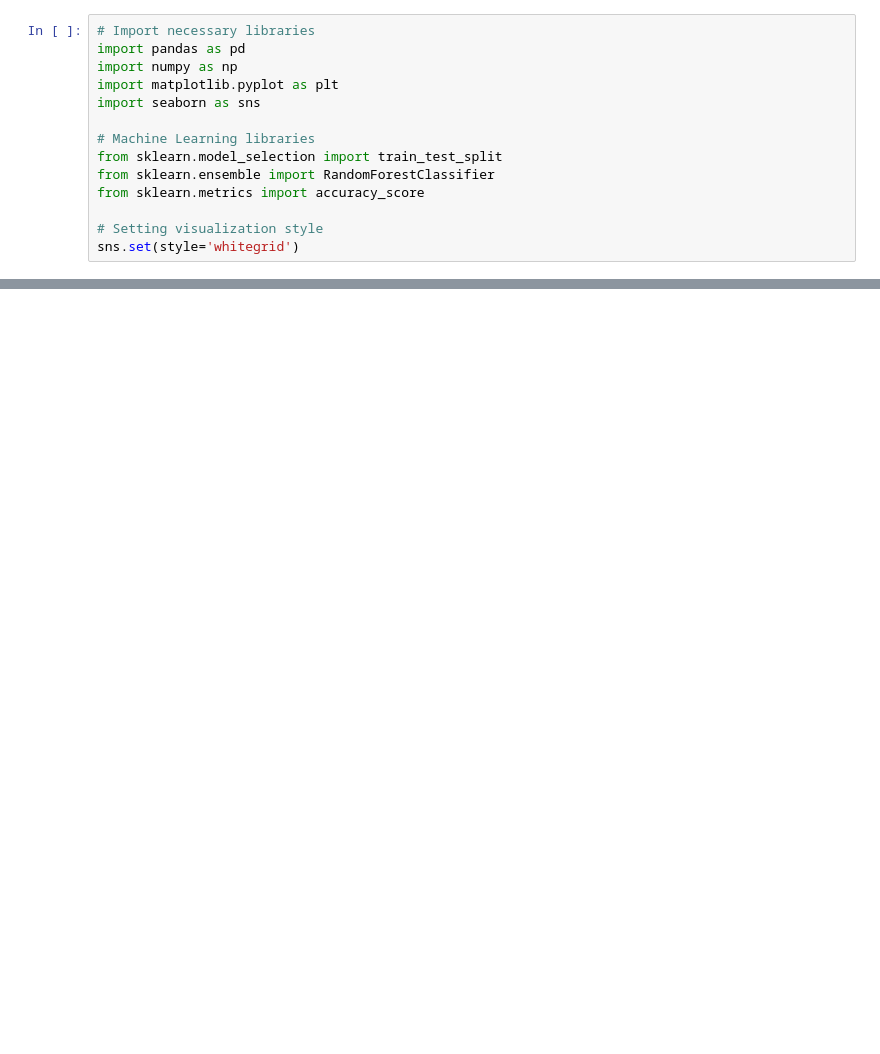
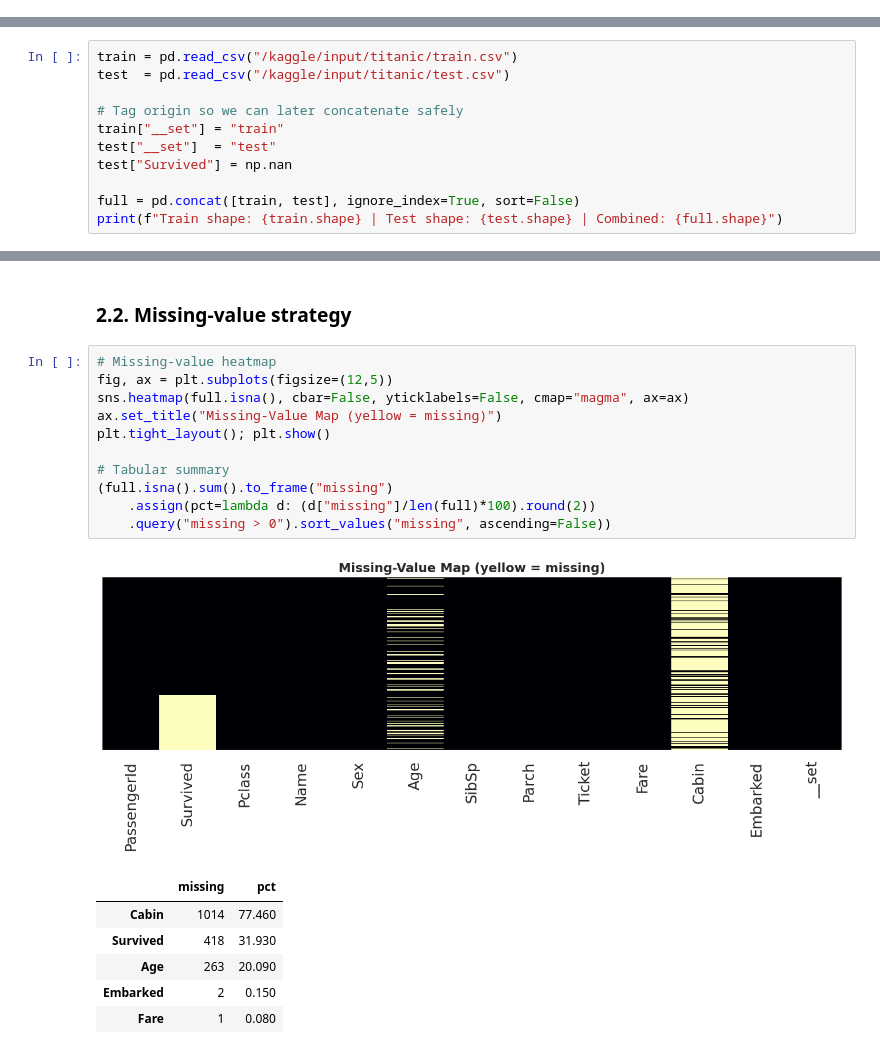
Before and after one commit to maxin-dac/titanic-machine-learning, a Jupyter notebook: titanic-analysis-machine-learning.ipynb, the cells around one changed output, grey strips where cells are left out. Saved outputs shown, nothing was run; the diff lists cells and outputs as text; blank space fills up the shorter version.

Commit message:
Kaggle Notebook | TITANIC ANALYSIS | Version 2

```diff
--- a/titanic-analysis-machine-learning.ipynb
+++ b/titanic-analysis-machine-learning.ipynb
@@ -23,14 +0,0 @@ The goal is to create a model that answers: "what sorts of people were more like
-# %%
-# Import necessary libraries
-import pandas as pd
-import numpy as np
-import matplotlib.pyplot as plt
-import seaborn as sns
-
-# Machine Learning libraries
-from sklearn.model_selection import train_test_split
-from sklearn.ensemble import RandomForestClassifier
-from sklearn.metrics import accuracy_score
-
-# Setting visualization style
-sns.set(style='whitegrid')
@@ -267,0 +57,11 @@ Submission file 'submission.csv' created successfully.
+# %%
+train = pd.read_csv("/kaggle/input/titanic/train.csv")
+test  = pd.read_csv("/kaggle/input/titanic/test.csv")
+
+# Tag origin so we can later concatenate safely
+train["__set"] = "train"
+test["__set"]  = "test"
+test["Survived"] = np.nan
+
+full = pd.concat([train, test], ignore_index=True, sort=False)
+print(f"Train shape: {train.shape} | Test shape: {test.shape} | Combined: {full.shape}")
@@ -267,0 +88,21 @@ Submission file 'submission.csv' created successfully.
+# %% [markdown]
+### 2.2. Missing-value strategy
+# %%
+# Missing-value heatmap
+fig, ax = plt.subplots(figsize=(12,5))
+sns.heatmap(full.isna(), cbar=False, yticklabels=False, cmap="magma", ax=ax)
+ax.set_title("Missing-Value Map (yellow = missing)")
+plt.tight_layout(); plt.show()
+
+# Tabular summary
+(full.isna().sum().to_frame("missing")
+    .assign(pct=lambda d: (d["missing"]/len(full)*100).round(2))
+    .query("missing > 0").sort_values("missing", ascending=False))
+# %% [output]
+[figure, added]
+|  | missing | pct |
+| Cabin | 1014 | 77.460 |
+| Survived | 418 | 31.930 |
+| Age | 263 | 20.090 |
+| Embarked | 2 | 0.150 |
+| Fare | 1 | 0.080 |
```
Also changed, not shown: parts of 98 cells of this notebook.
